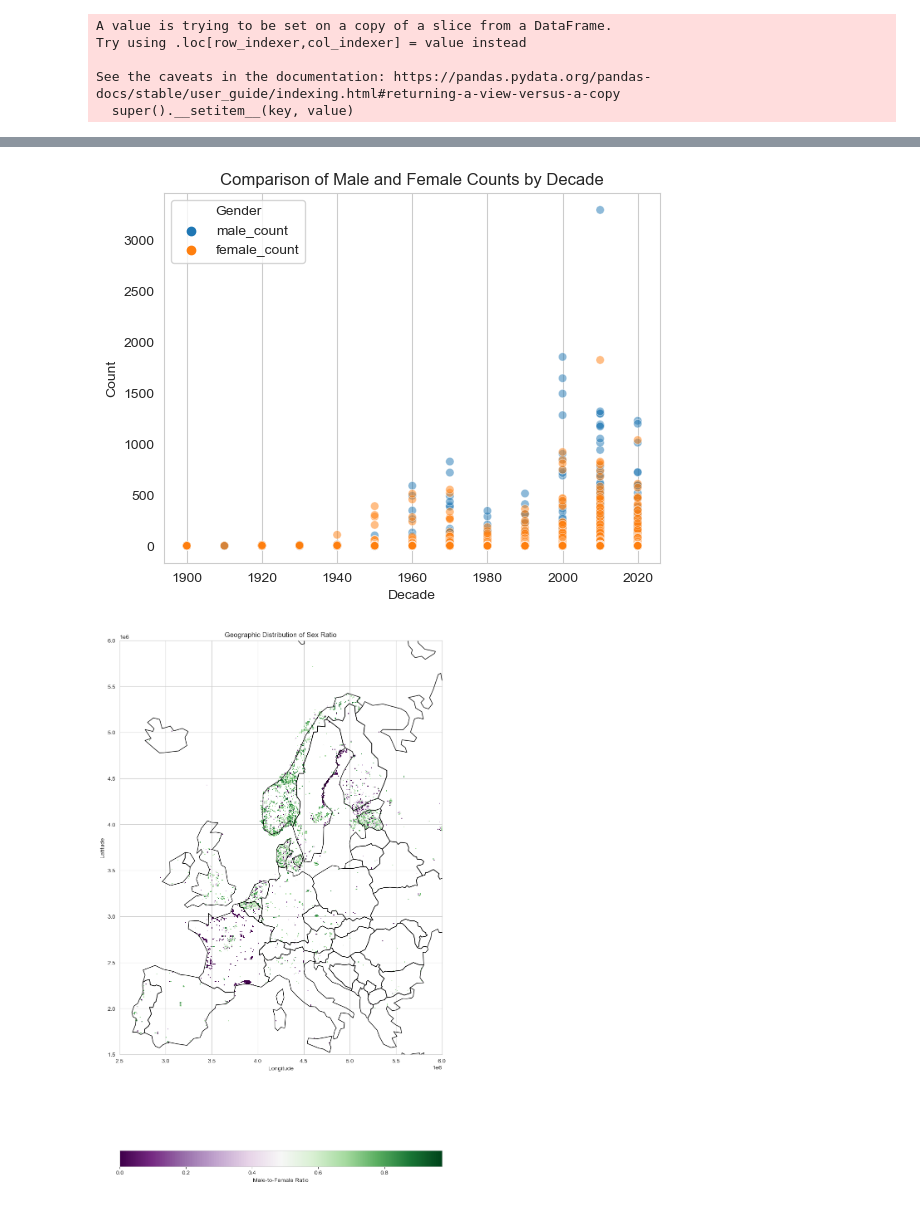
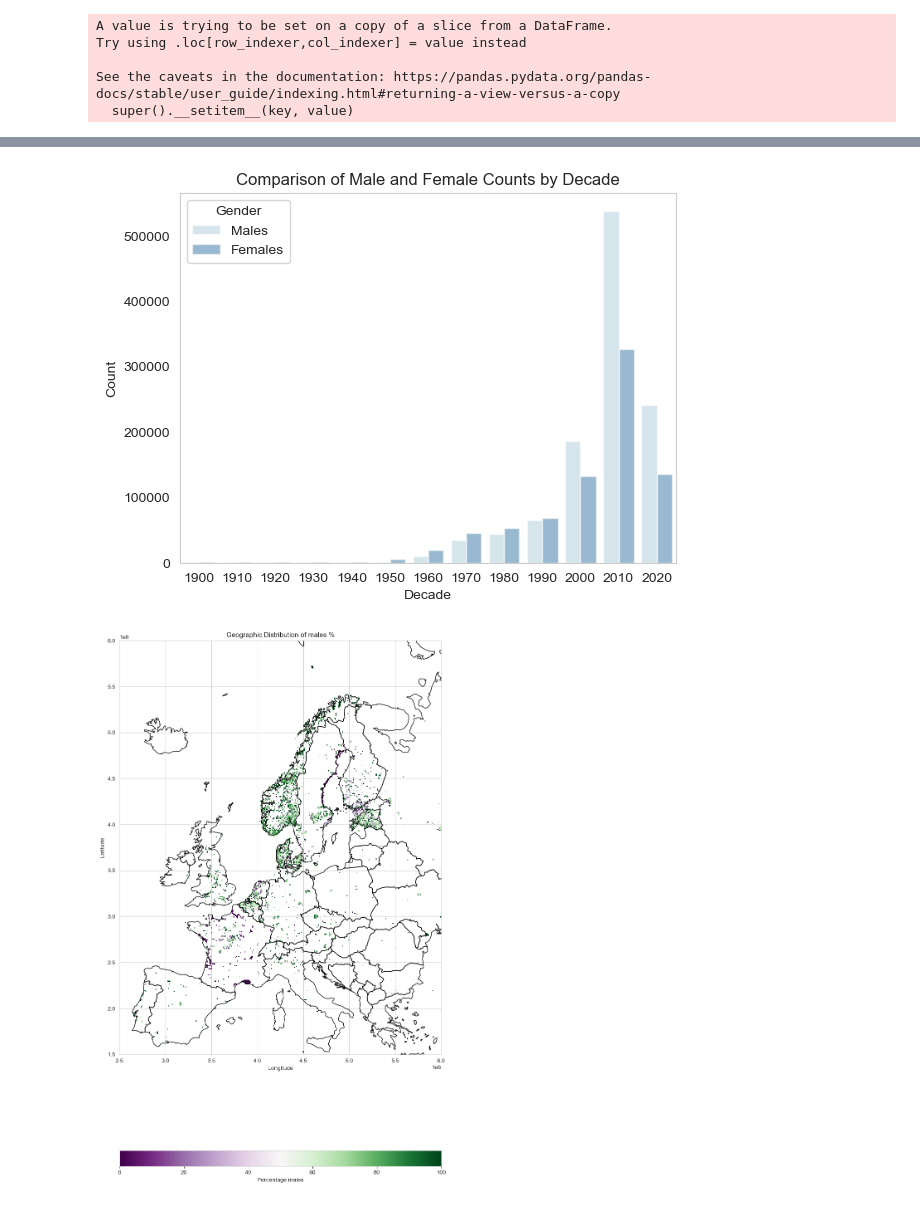
Before and after one commit to b-cubed-eu/hackathon-projects-2024, a Jupyter notebook: projects/12/ducksexcube.ipynb, the cells around one changed output, grey strips where cells are left out. Drawn from its saved outputs; the diff is of its cells as text; code cells hidden in the pictures.

```diff
--- a/projects/12/ducksexcube.ipynb
+++ b/projects/12/ducksexcube.ipynb
@@ -408,25 +422,36 @@ plt.show()
+# %%
+# Convert GeoDataFrame to a regular DataFrame for the melting process
+df = pd.DataFrame(gdf.drop(columns='geometry'))
+
+aggregatedAllByDecade = df.groupby('decade')[['male_count', 'female_count']].sum().reset_index()
+
+# Melting the DataFrame
+df_melted = aggregatedAllByDecade.melt(id_vars=['decade'], value_vars=['male_count', 'female_count'],
+                    var_name='Gender', value_name='Count')
 # %%
-# Assuming gdf is your GeoDataFrame
-# Convert GeoDataFrame to a regular DataFrame for the melting process
-df = pd.DataFrame(gdf.drop(columns='geometry'))
-
-# Melting the DataFrame
-df_melted = filtered_gdf.melt(id_vars=['decade'], value_vars=['male_count', 'female_count'],
-                    var_name='Gender', value_name='Count')
+# Define a colorblind-safe palette
+colors = sns.color_palette("Paired", 2)  # 'husl' is colorblind safe; adjust the number as needed for categories
 
 # Creating the boxplot with seaborn
-sns.scatterplot(x='decade', y='Count', hue='Gender', alpha=0.5, data=df_melted)
+barplot = sns.barplot(x='decade', y='Count', hue='Gender', palette=colors, alpha=0.5, data=df_melted)
 
 plt.title('Comparison of Male and Female Counts by Decade')
 plt.xlabel('Decade')
 plt.ylabel('Count')
 plt.grid(axis='y')
 
+# Modify the legend
+leg = barplot.get_legend()
+leg.set_title('Gender')
+new_labels = ['Males', 'Females']
+for t, l in zip(leg.texts, new_labels):
+    t.set_text(l)
+
 plt.savefig('count.jpg', dpi=600, format='jpg')
 
 plt.show()
 # %% [output]
-[figure, old version]
+[figure, new version]
 # %%
 from shapely.geometry import Polygon
 
@@ -457,13 +489,11 @@ europe = europe.to_crs(filtered_gdf.crs)
 min_longitude, max_longitude = 2500000, 6000000  # Adjust these values to your desired longitude bounds
 min_latitude, max_latitude = 1500000, 6000000    # Adjust these values to your desired latitude bounds
 
-
-
 fig, ax = plt.subplots(1, 1, figsize=(10, 20))
 
 # Plot using the 'sex_ratio' column to color the points
-filtered_gdf.plot(edgecolor='none', column='male_to_female_ratio', ax=ax, legend=True,
-         legend_kwds={'label': "Male-to-Female Ratio", 'orientation': "horizontal"},
+filtered_gdf.plot(edgecolor='none', column='percentage_male', ax=ax, legend=True,
+         legend_kwds={'label': "Percentage males", 'orientation': "horizontal"},
          cmap='PRGn', markersize=50, alpha=1)  # Adjust 'markersize' and 'alpha' as needed
 europe.boundary.plot(ax=ax, edgecolor='black', linewidth=1)
 
@@ -471,7 +501,7 @@ europe.boundary.plot(ax=ax, edgecolor='black', linewidth=1)
 ax.set_xlim(min_longitude, max_longitude)
 ax.set_ylim(min_latitude, max_latitude)
 
-plt.title('Geographic Distribution of Sex Ratio')
+plt.title('Geographic Distribution of males %')
 plt.xlabel('Longitude')
 plt.ylabel('Latitude')
 
@@ -480,4 +510,4 @@ plt.savefig('duckmap.jpg', dpi=600, format='jpg')
 
 plt.show()
 # %% [output]
-[figure, old version]
+[figure, new version]
```
Also changed, not shown: parts of 23 cells of this notebook, 5 other files.
